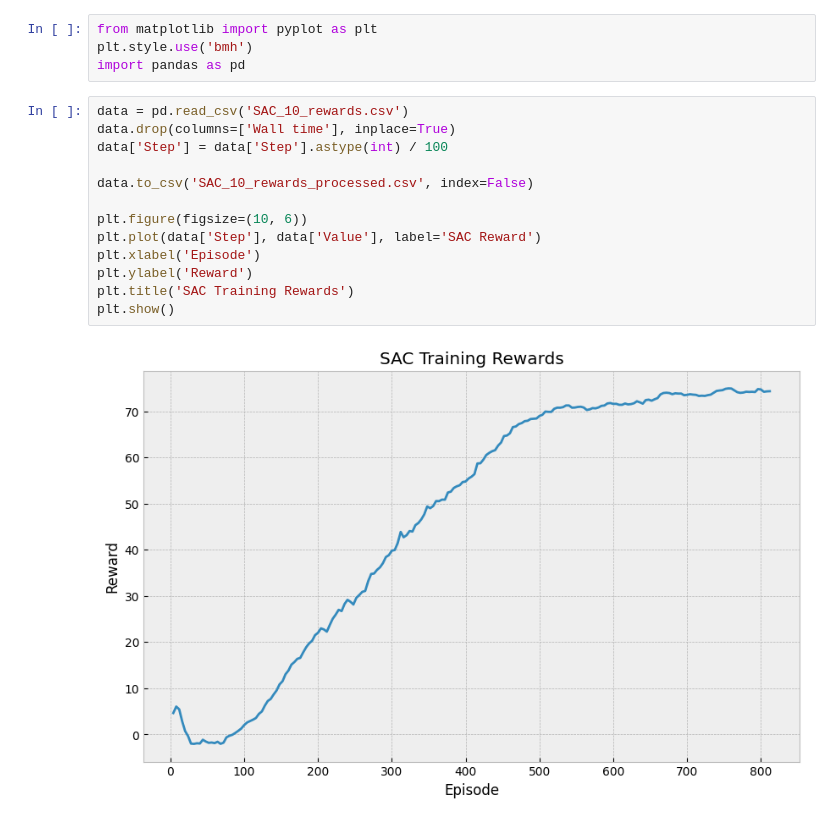
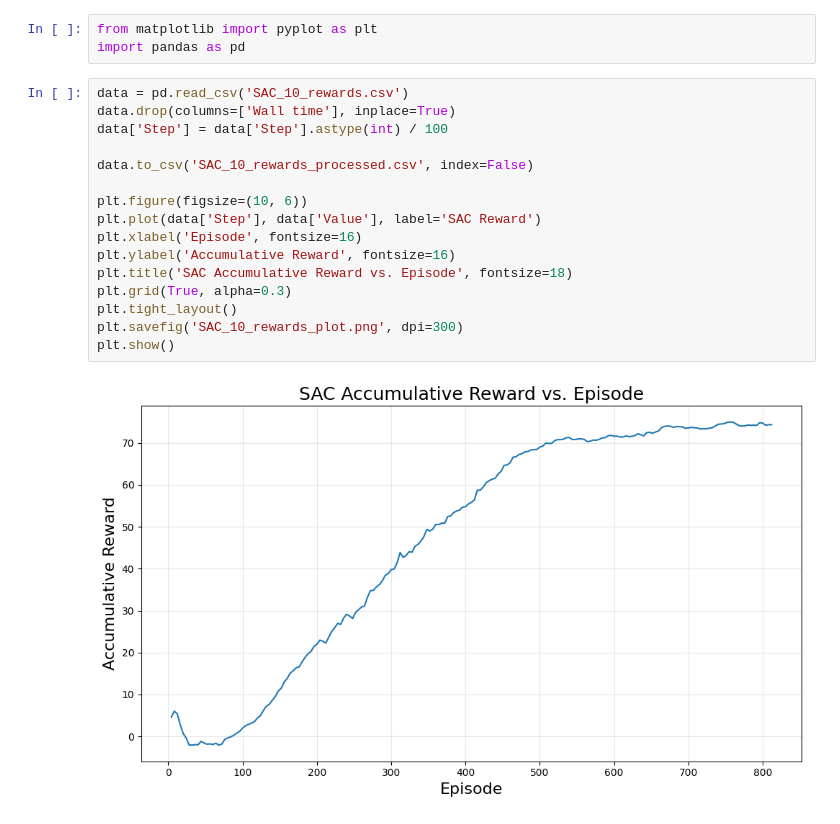
Before and after one commit to fg128/XL-MIMO-RL-python, a Jupyter notebook: results_plots/make_plots.ipynb, the cells around one changed output. Cells and saved outputs as stored; diff of their text form.

```diff
--- a/results_plots/make_plots.ipynb
+++ b/results_plots/make_plots.ipynb
@@ -1,19 +1,21 @@
 # %%
 from matplotlib import pyplot as plt
-plt.style.use('bmh')
 import pandas as pd
 # %%
 data = pd.read_csv('SAC_10_rewards.csv')
 data.drop(columns=['Wall time'], inplace=True)
 data['Step'] = data['Step'].astype(int) / 100
 
 data.to_csv('SAC_10_rewards_processed.csv', index=False)
 
 plt.figure(figsize=(10, 6))
 plt.plot(data['Step'], data['Value'], label='SAC Reward')
-plt.xlabel('Episode')
-plt.ylabel('Reward')
-plt.title('SAC Training Rewards')
+plt.xlabel('Episode', fontsize=16)
+plt.ylabel('Accumulative Reward', fontsize=16)
+plt.title('SAC Accumulative Reward vs. Episode', fontsize=18)
+plt.grid(True, alpha=0.3)
+plt.tight_layout()
+plt.savefig('SAC_10_rewards_plot.png', dpi=300)
 plt.show()
 # %% [output]
-[figure, old version]
+[figure, new version]
```
Also changed, not shown: parts of 1 cell of this notebook, 23 other files.
